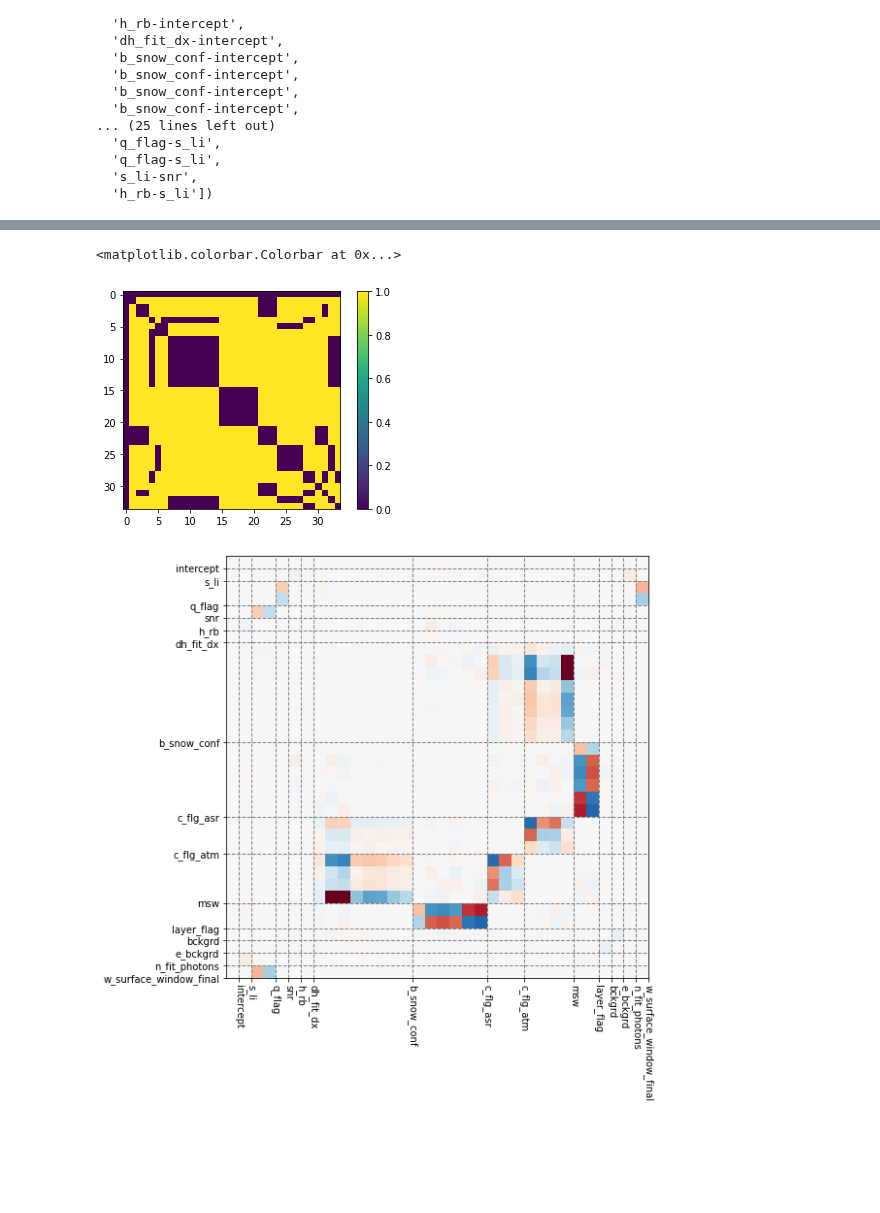
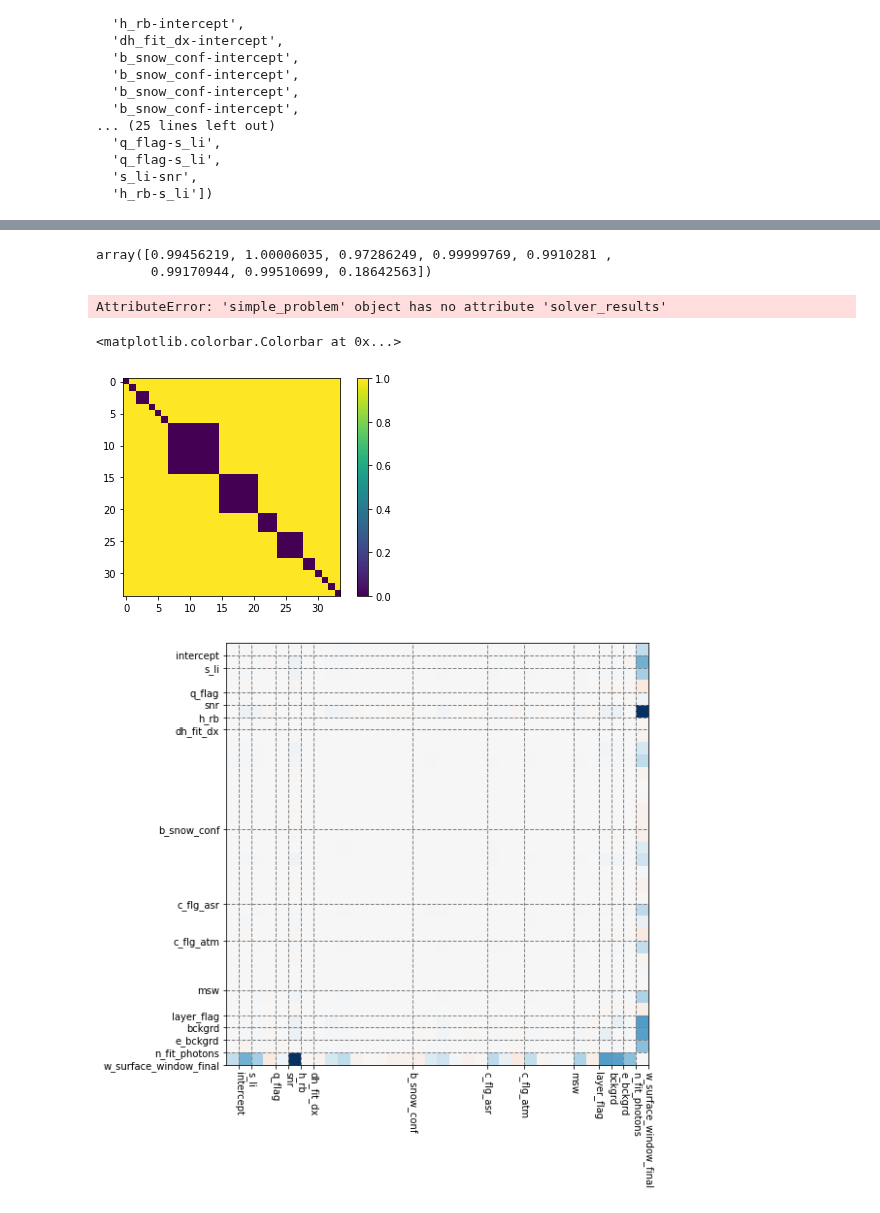
Before and after one commit to ICESAT-2HackWeek/CloudMask, a Jupyter notebook: mixed_graphical_model.ipynb, the cells around one changed output, grey strips where cells are left out. Drawn from its saved outputs; the diff is of its cells as text; code cells hidden in the pictures; blank space fills up the shorter version.

Commit message:
incorporating scale of Lee+Hastie

```diff
--- a/mixed_graphical_model.ipynb
+++ b/mixed_graphical_model.ipynb
@@ -342,6 +410,6 @@ class full_loss(rr.smooth_atom):
 # %%
-loss = full_loss(X, desc3)
+loss = full_loss(X, desc2)
 F, G = loss.smooth_objective(np.zeros(loss.shape), 'both')
 G.shape
-X.std(0)
+X.std(0), loss.shape
 # %% [output]
@@ -421,8 +490,8 @@ len(groups), groups[:40]
 weights = {}
 covs = {}
 for d in desc3:
-    X_ = X[:,d[2]]
-    X_ -= X_.mean(0)
+    X_ = X[:,d[2]] * 1.
+    X_ = X_ - X_.mean(0)
     C_ = X_.T.dot(X_) / X_.shape[0]
     covs[d[0]] = np.diag(C_).sum()
 
@@ -430,3 +499,8 @@ for l, r in product(covs.keys(), covs.keys()):
     weights['-'.join(sorted([l, r]))] = np.sqrt(covs[l] * covs[r])
     if l == r:
         weights['-'.join([l, r])] = np.inf
+for d in loss.desc:
+    if d[1] == 'continuous':
+        weights[d[0]+'-scale'] = 0
+        groups.append(d[0]+'-scale')
+weights
@@ -433,5 +525,4 @@ for l, r in product(covs.keys(), covs.keys()):
 # %%
-penalty = rr.group_lasso(list(groups), weights=weights, lagrange=5 * np.sqrt(X.shape[0]))
+penalty = rr.group_lasso(list(groups), weights=weights, lagrange=10 * np.sqrt(X.shape[0]))
 penalty.shape
-penalty
 # %% [output]
@@ -454 +537,3 @@ $$
+# %%
+problem.coefs[-8:] = 1.
 # %%
@@ -482,14 +560,26 @@ soln = _329
+# %%
+loss.smooth_objective(problem.coefs, 'grad')
+problem.coefs[-8:]
+# %% [output]
+array([0.99456219, 1.00006035, 0.97286249, 0.99999769, 0.9910281 ,
+       0.99170944, 0.99510699, 0.18642563])
+# %%
+problem.coefs[loss.matrix_slice].reshape((X.shape[1], X.shape[1]))[0]
+plt.plot(problem.solver_results)
+# %% [output]
+AttributeError: 'simple_problem' object has no attribute 'solver_results'
 # %%
-matrix_soln = soln.reshape((X.shape[1], X.shape[1]))
+matrix_soln = problem.coefs[loss.matrix_slice].reshape((X.shape[1], X.shape[1]))
 plt.imshow(matrix_soln != 0)
 plt.colorbar()
 # %% [output]
 <matplotlib.colorbar.Colorbar at 0x...>
-[figure, old version]
+[figure, new version]
 # %%
 f = plt.figure(figsize=(8,8))
 ax = plt.gca()
-ax.imshow(matrix_soln, cmap='RdBu', interpolation='nearest', vmin=-10, vmax=10)
+ax.imshow(matrix_soln, cmap='RdBu', interpolation='nearest', vmin=-np.fabs(matrix_soln).max(),
+         vmax=np.fabs(matrix_soln).max())
 ylim, xlim = ax.get_ylim(), ax.get_xlim()
 ax.xaxis.set_ticks(np.cumsum([X[:,d[2]].shape[1] for d in desc3]) - 0.5)
 ax.yaxis.set_ticks(np.cumsum([X[:,d[2]].shape[1] for d in desc3]) - 0.5)
@@ -498,4 +588,4 @@ ax.set_yticklabels([d[0] for d in desc3])
 ax.grid(color='gray', linewidth=1, linestyle='--')
 f
 # %% [output]
-[figure, old version]
+[figure, new version]
```
Also changed, not shown: parts of 30 cells of this notebook, 1 other file.
